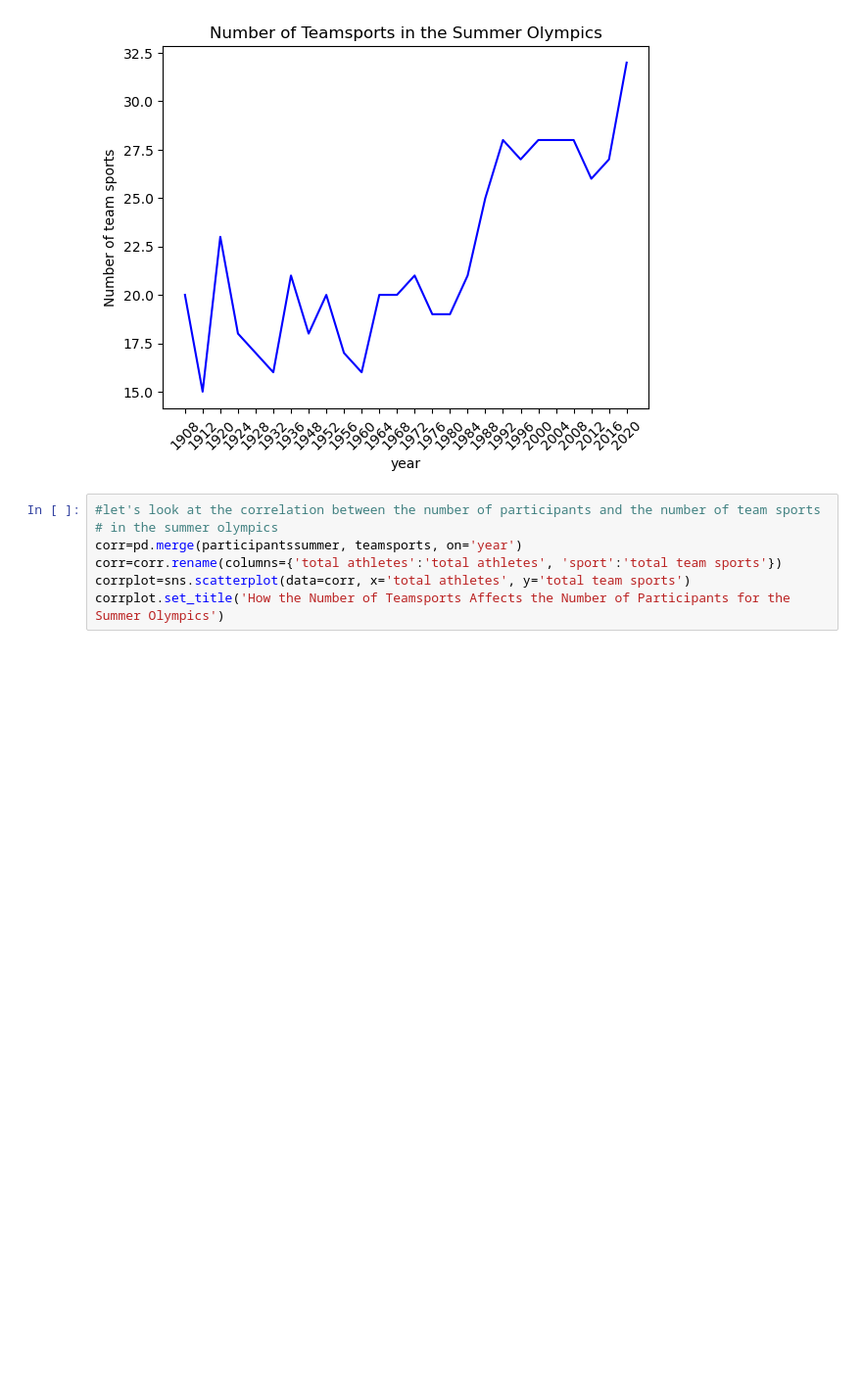
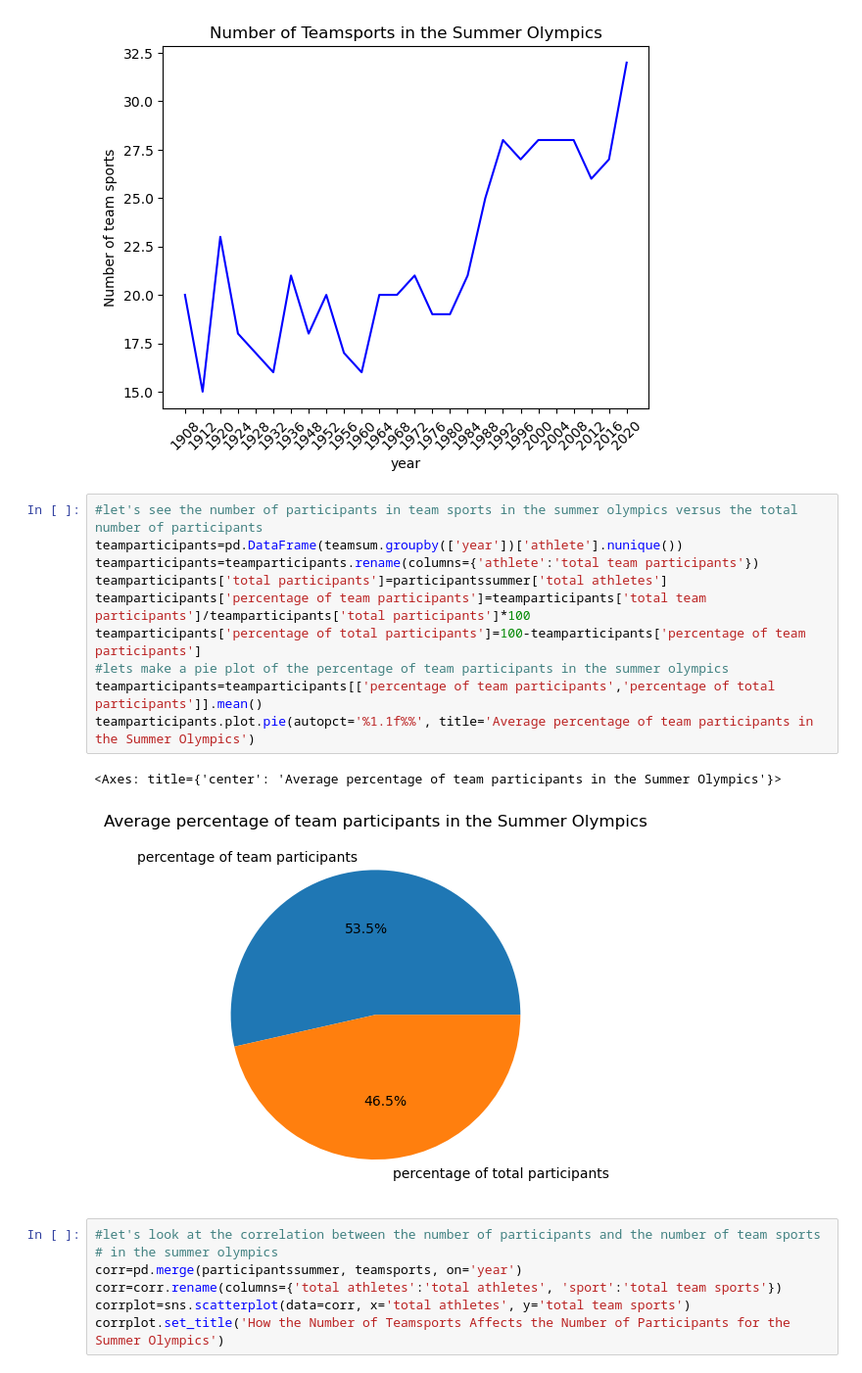
Before and after one commit to tristanpadiou/Group-Project-1, a Jupyter notebook: Tristan-Athlete-Participation.ipynb, the cells around one changed output. Shown at 98% size. Cells and saved outputs as stored; diff of their text form; blank space fills up the shorter version.

```diff
--- a/Tristan-Athlete-Participation.ipynb
+++ b/Tristan-Athlete-Participation.ipynb
@@ -81,6 +81,19 @@ plt.xticks(rotation=45)
 plt.show()
 # %% [output]
 [figure]
+# %%
+#let's see the number of participants in team sports in the summer olympics versus the total number of participants
+teamparticipants=pd.DataFrame(teamsum.groupby(['year'])['athlete'].nunique())
+teamparticipants=teamparticipants.rename(columns={'athlete':'total team participants'})
+teamparticipants['total participants']=participantssummer['total athletes']
+teamparticipants['percentage of team participants']=teamparticipants['total team participants']/teamparticipants['total participants']*100
+teamparticipants['percentage of total participants']=100-teamparticipants['percentage of team participants']
+#lets make a pie plot of the percentage of team participants in the summer olympics
+teamparticipants=teamparticipants[['percentage of team participants','percentage of total participants']].mean()
+teamparticipants.plot.pie(autopct='%1.1f%%', title='Average percentage of team participants in the Summer Olympics')
+# %% [output]
+<Axes: title={'center': 'Average percentage of team participants in the Summer Olympics'}>
+[figure, added]
 # %%
 #let's look at the correlation between the number of participants and the number of team sports
 # in the summer olympics
```
Also changed, not shown: parts of 3 cells of this notebook.
